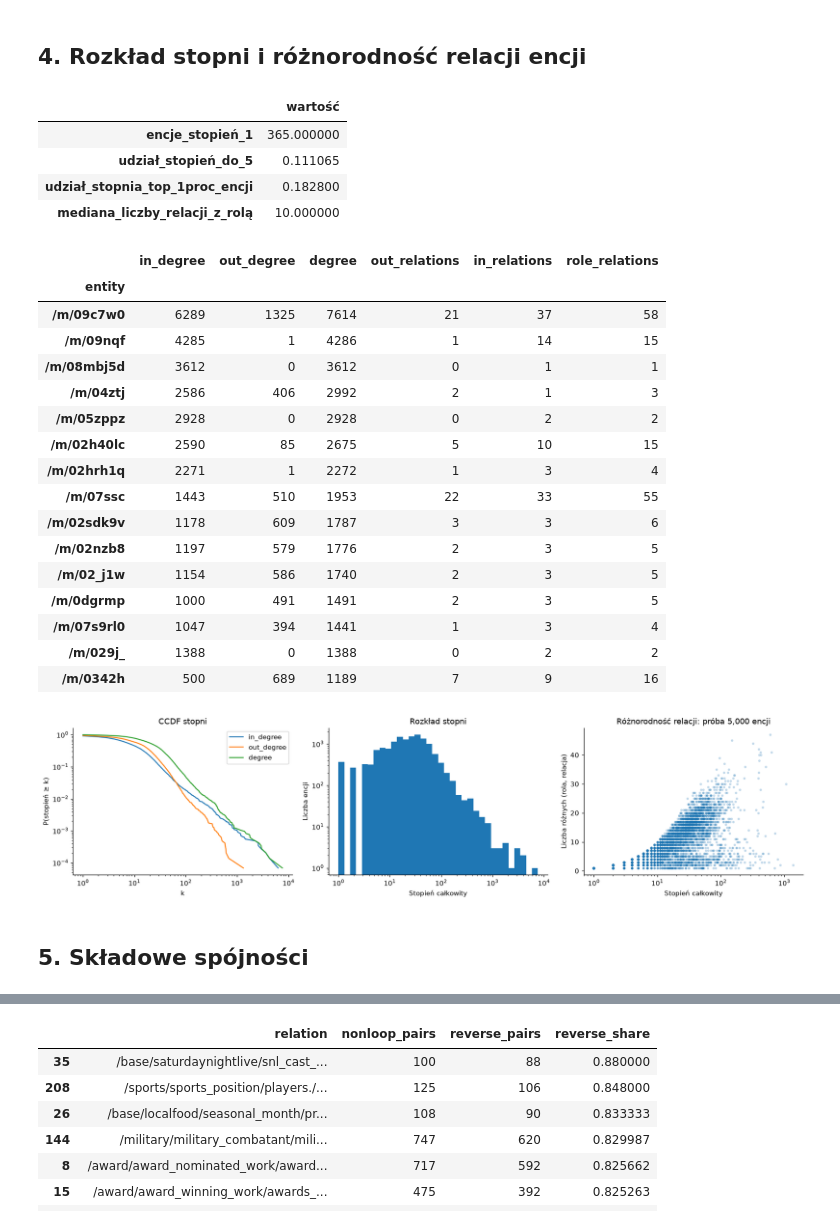
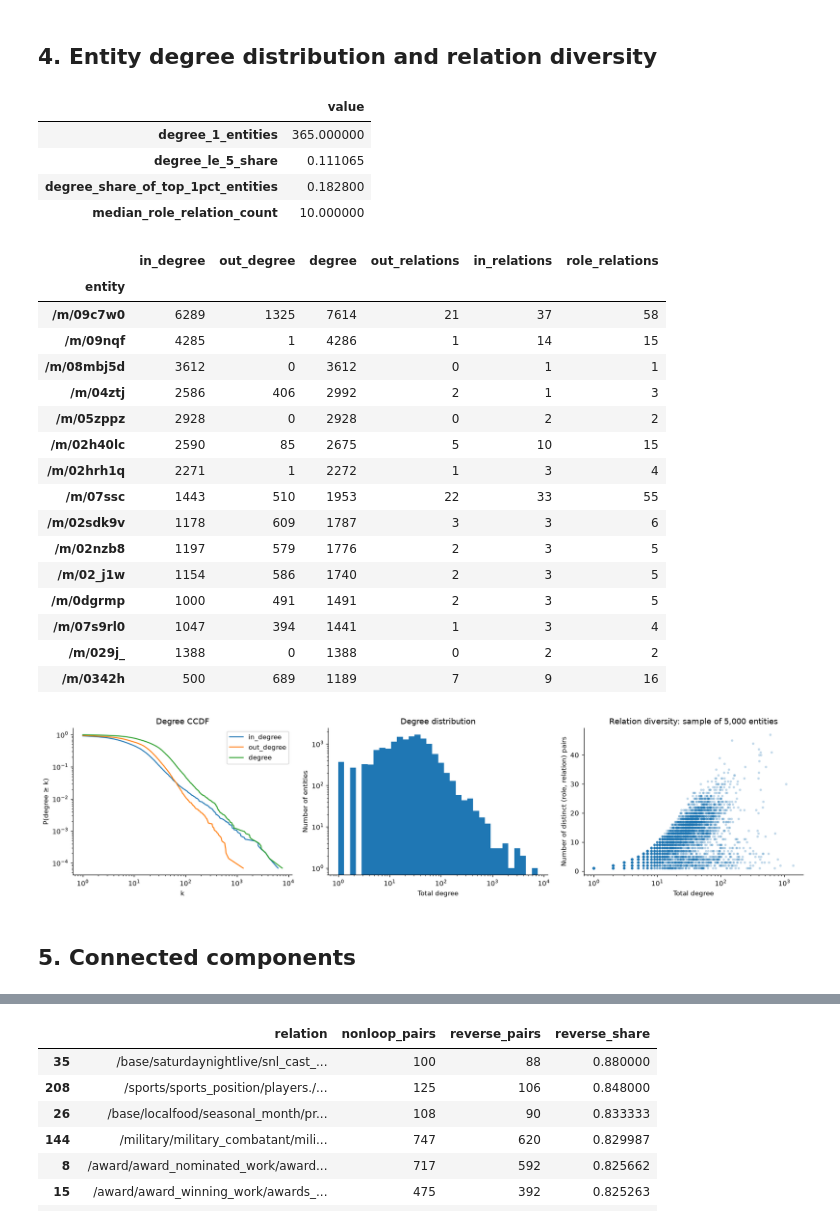
Before and after one commit to marcinperek/SWSN-project, a Jupyter notebook: data/fb15k_eda.ipynb, the cells around one changed output, grey strips where cells are left out. Cells and saved outputs as stored; diff of their text form; code cells hidden in the pictures.

```diff
--- a/data/fb15k_eda.ipynb
+++ b/data/fb15k_eda.ipynb
@@ -197,57 +197,57 @@ plt.show()
 # %% [markdown]
-## 4. Rozkład stopni i różnorodność relacji encji
+## 4. Entity degree distribution and relation diversity
 # %%
 degree = entity_stats['degree']
 top_n = max(1, int(np.ceil(.01 * n)))
 hub_share = degree.nlargest(top_n).sum() / degree.sum()
-display(pd.Series({'encje_stopień_1': int(degree.eq(1).sum()),
-                   'udział_stopień_do_5': degree.le(5).mean(),
-                   'udział_stopnia_top_1proc_encji': hub_share,
-                   'mediana_liczby_relacji_z_rolą': entity_stats['role_relations'].median()}).to_frame('wartość'))
+display(pd.Series({'degree_1_entities': int(degree.eq(1).sum()),
+                   'degree_le_5_share': degree.le(5).mean(),
+                   'degree_share_of_top_1pct_entities': hub_share,
+                   'median_role_relation_count': entity_stats['role_relations'].median()}).to_frame('value'))
 display(entity_stats.sort_values('degree', ascending=False).head(15))
 fig, axes = plt.subplots(1, 3, figsize=(16, 4))
 for col in ['in_degree', 'out_degree', 'degree']:
     positive = entity_stats[col].loc[lambda x: x > 0]
     counts = positive.value_counts().sort_index()
     ccdf = counts.iloc[::-1].cumsum().iloc[::-1] / n
     axes[0].plot(counts.index, ccdf, label=col)
-axes[0].set(xscale='log', yscale='log', xlabel='k', ylabel='P(stopień ≥ k)', title='CCDF stopni')
+axes[0].set(xscale='log', yscale='log', xlabel='k', ylabel='P(degree ≥ k)', title='Degree CCDF')
 axes[0].legend()
 bins = np.unique(np.geomspace(1, max(2, degree.max()), 35))
 axes[1].hist(degree, bins=bins)
-axes[1].set(xscale='log', yscale='log', xlabel='Stopień całkowity', ylabel='Liczba encji', title='Rozkład stopni')
+axes[1].set(xscale='log', yscale='log', xlabel='Total degree', ylabel='Number of entities', title='Degree distribution')
 sample = entity_stats.sample(n=min(5000, n), random_state=SEED)
 axes[2].scatter(sample['degree'], sample['role_relations'], s=7, alpha=.2)
-axes[2].set(xscale='log', xlabel='Stopień całkowity', ylabel='Liczba różnych (rola, relacja)',
-            title=f'Różnorodność relacji: próba {len(sample):,} encji')
+axes[2].set(xscale='log', xlabel='Total degree', ylabel='Number of distinct (role, relation) pairs',
+            title=f'Relation diversity: sample of {len(sample):,} entities')
 plt.tight_layout()
 plt.show()
 # %% [output]
-|  | wartość |
-| encje_stopień_1 | 365.000000 |
-| udział_stopień_do_5 | 0.111065 |
-| udział_stopnia_top_1proc_encji | 0.182800 |
-| mediana_liczby_relacji_z_rolą | 10.000000 |
+|  | value |
+| degree_1_entities | 365.000000 |
+| degree_le_5_share | 0.111065 |
+| degree_share_of_top_1pct_entities | 0.182800 |
+| median_role_relation_count | 10.000000 |
 |  | in_degree | out_degree | degree | out_relations | in_relations | role_relations |
 | entity |  |  |  |  |  |  |
 | /m/09c7w0 | 6289 | 1325 | 7614 | 21 | 37 | 58 |
 | /m/09nqf | 4285 | 1 | 4286 | 1 | 14 | 15 |
 | /m/08mbj5d | 3612 | 0 | 3612 | 0 | 1 | 1 |
 | /m/04ztj | 2586 | 406 | 2992 | 2 | 1 | 3 |
 | /m/05zppz | 2928 | 0 | 2928 | 0 | 2 | 2 |
 | /m/02h40lc | 2590 | 85 | 2675 | 5 | 10 | 15 |
 | /m/02hrh1q | 2271 | 1 | 2272 | 1 | 3 | 4 |
 | /m/07ssc | 1443 | 510 | 1953 | 22 | 33 | 55 |
 | /m/02sdk9v | 1178 | 609 | 1787 | 3 | 3 | 6 |
 | /m/02nzb8 | 1197 | 579 | 1776 | 2 | 3 | 5 |
 | /m/02_j1w | 1154 | 586 | 1740 | 2 | 3 | 5 |
 | /m/0dgrmp | 1000 | 491 | 1491 | 2 | 3 | 5 |
 | /m/07s9rl0 | 1047 | 394 | 1441 | 1 | 3 | 4 |
 | /m/029j_ | 1388 | 0 | 1388 | 0 | 2 | 2 |
 | /m/0342h | 500 | 689 | 1189 | 7 | 9 | 16 |
-[figure, old version]
+[figure, new version]
 # %% [markdown]
-## 5. Składowe spójności
+## 5. Connected components
 # %%
 h_codes = entities.get_indexer(df['head'])
 t_codes = entities.get_indexer(df['tail'])
```
Also changed, not shown: parts of 21 cells of this notebook, 2 other files.
